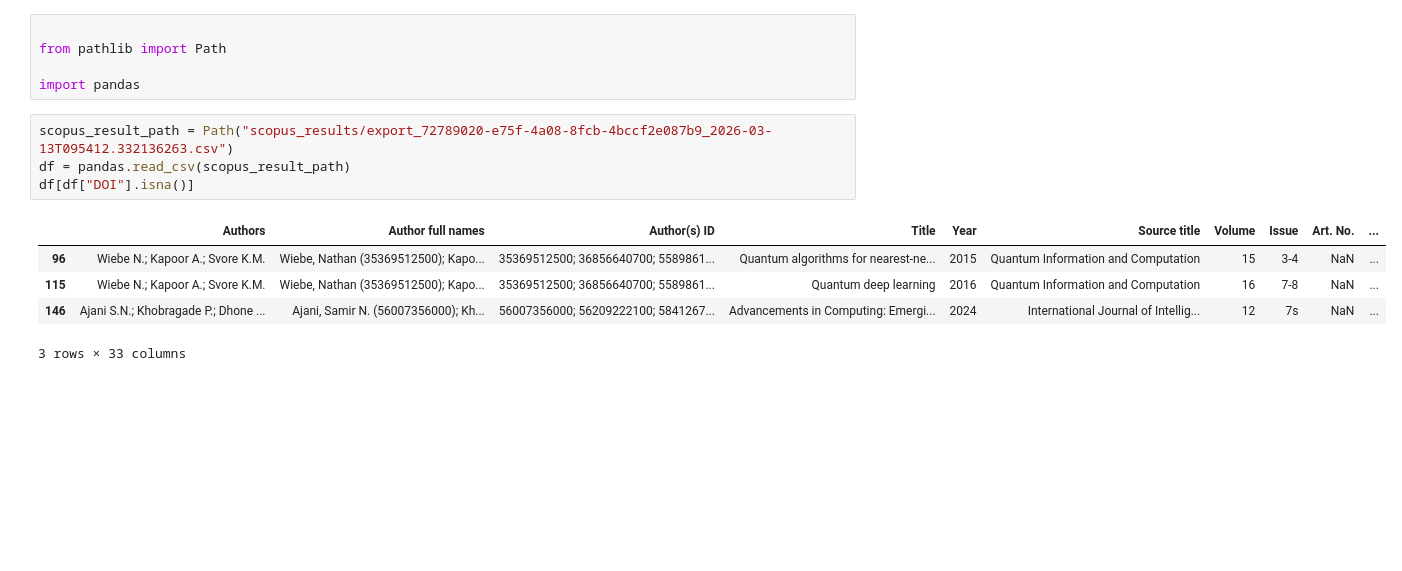
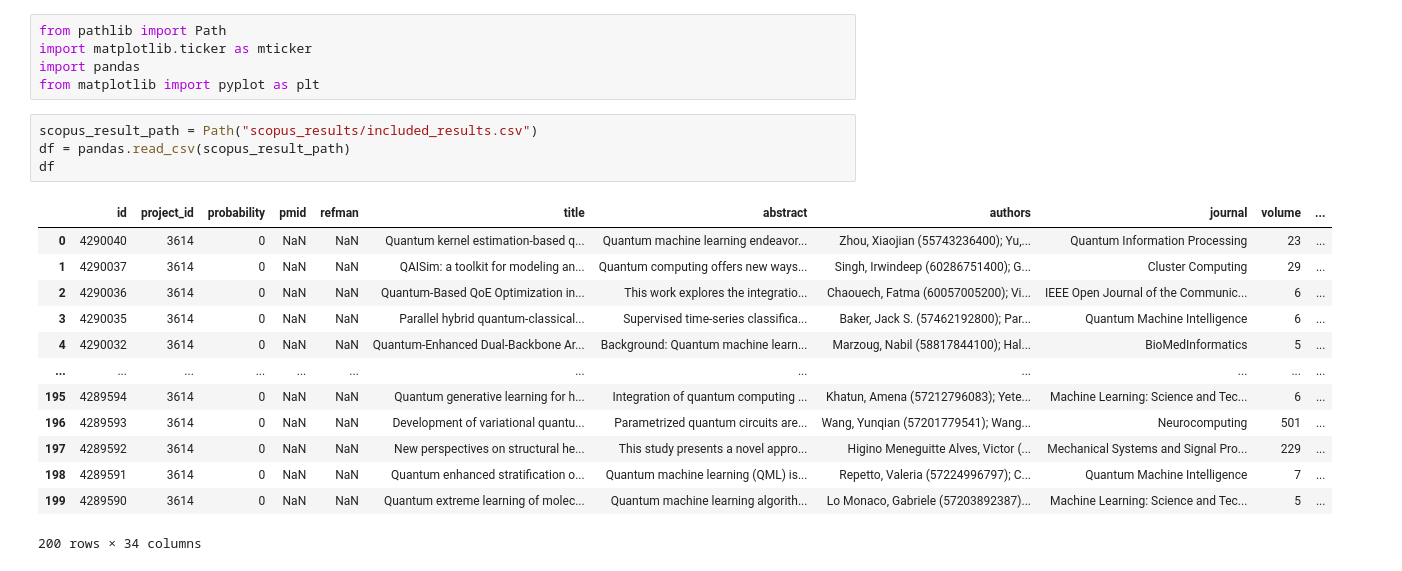
Before and after one commit to AdrianPanasiewicz/SLM, a Jupyter notebook: slm_processing.ipynb, the cells around one changed output. Drawn from its saved outputs; the diff is of its cells as text; blank space fills up the shorter version.

```diff
--- a/slm_processing.ipynb
+++ b/slm_processing.ipynb
@@ -1,18 +1,26 @@
 # %%
-
 from pathlib import Path
-
+import matplotlib.ticker as mticker
 import pandas
+from matplotlib import pyplot as plt
 # %%
-scopus_result_path = Path("scopus_results/export_72789020-e75f-4a08-8fcb-4bccf2e087b9_2026-03-13T095412.332136263.csv")
+scopus_result_path = Path("scopus_results/included_results.csv")
 df = pandas.read_csv(scopus_result_path)
-df[df["DOI"].isna()]
+df
 # %% [output]
-|  | Authors | Author full names | Author(s) ID | Title | Year | Source title | Volume | Issue | Art. No. | ... |
-| 96 | Wiebe N.; Kapoor A.; Svore K.M. | Wiebe, Nathan (35369512500); Kapo... | 35369512500; 36856640700; 5589861... | Quantum algorithms for nearest-ne... | 2015 | Quantum Information and Computation | 15 | 3-4 | NaN | ... |
-| 115 | Wiebe N.; Kapoor A.; Svore K.M. | Wiebe, Nathan (35369512500); Kapo... | 35369512500; 36856640700; 5589861... | Quantum deep learning | 2016 | Quantum Information and Computation | 16 | 7-8 | NaN | ... |
-| 146 | Ajani S.N.; Khobragade P.; Dhone ... | Ajani, Samir N. (56007356000); Kh... | 56007356000; 56209222100; 5841267... | Advancements in Computing: Emergi... | 2024 | International Journal of Intellig... | 12 | 7s | NaN | ... |
+|  | id | project_id | probability | pmid | refman | title | abstract | authors | journal | volume | ... |
+| 0 | 4290040 | 3614 | 0 | NaN | NaN | Quantum kernel estimation-based q... | Quantum machine learning endeavor... | Zhou, Xiaojian (55743236400); Yu,... | Quantum Information Processing | 23 | ... |
+| 1 | 4290037 | 3614 | 0 | NaN | NaN | QAISim: a toolkit for modeling an... | Quantum computing offers new ways... | Singh, Irwindeep (60286751400); G... | Cluster Computing | 29 | ... |
+| 2 | 4290036 | 3614 | 0 | NaN | NaN | Quantum-Based QoE Optimization in... | This work explores the integratio... | Chaouech, Fatma (60057005200); Vi... | IEEE Open Journal of the Communic... | 6 | ... |
+| 3 | 4290035 | 3614 | 0 | NaN | NaN | Parallel hybrid quantum-classical... | Supervised time-series classifica... | Baker, Jack S. (57462192800); Par... | Quantum Machine Intelligence | 6 | ... |
+| 4 | 4290032 | 3614 | 0 | NaN | NaN | Quantum-Enhanced Dual-Backbone Ar... | Background: Quantum machine learn... | Marzoug, Nabil (58817844100); Hal... | BioMedInformatics | 5 | ... |
+| ... | ... | ... | ... | ... | ... | ... | ... | ... | ... | ... | ... |
+| 195 | 4289594 | 3614 | 0 | NaN | NaN | Quantum generative learning for h... | Integration of quantum computing ... | Khatun, Amena (57212796083); Yete... | Machine Learning: Science and Tec... | 6 | ... |
+| 196 | 4289593 | 3614 | 0 | NaN | NaN | Development of variational quantu... | Parametrized quantum circuits are... | Wang, Yunqian (57201779541); Wang... | Neurocomputing | 501 | ... |
+| 197 | 4289592 | 3614 | 0 | NaN | NaN | New perspectives on structural he... | This study presents a novel appro... | Higino Meneguitte Alves, Victor (... | Mechanical Systems and Signal Pro... | 229 | ... |
+| 198 | 4289591 | 3614 | 0 | NaN | NaN | Quantum enhanced stratification o... | Quantum machine learning (QML) is... | Repetto, Valeria (57224996797); C... | Quantum Machine Intelligence | 7 | ... |
+| 199 | 4289590 | 3614 | 0 | NaN | NaN | Quantum extreme learning of molec... | Quantum machine learning algorith... | Lo Monaco, Gabriele (57203892387)... | Machine Learning: Science and Tec... | 5 | ... |
-3 rows × 33 columns
+200 rows × 34 columns
 # %%
 top_df = df[["Title", "Cited by"]]
 top_df = top_df.sort_values(by=["Cited by"], ascending=False).head(10)
```
Also changed, not shown: parts of 2 cells of this notebook, 3 other files.
